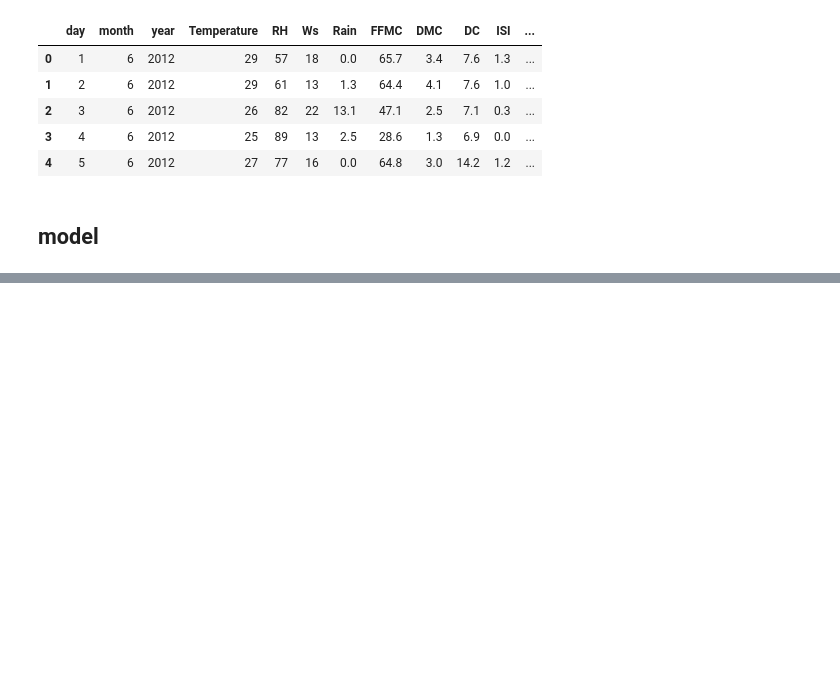
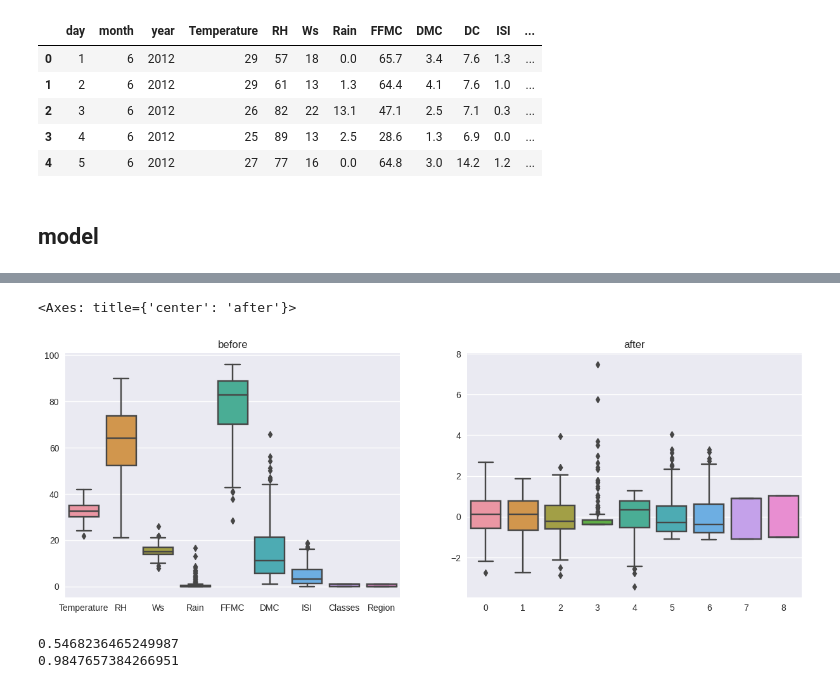
Before and after one commit to Geeth-Rath/A-ML, a Jupyter notebook: Forest_Dataset.ipynb, the cells around one changed output, grey strips where cells are left out. Saved outputs shown, nothing was run; the diff lists cells and outputs as text; code cells hidden in the pictures; blank space fills up the shorter version.

Commit message:
model training

```diff
--- a/Forest_Dataset.ipynb
+++ b/Forest_Dataset.ipynb
@@ -369,0 +438,14 @@ df_orginal
+# %%
+def correlation(data, threshold):
+    corr_matrix = data.corr()  # Compute correlation matrix
+    correlated_features = set()
+
+    for i in range(len(corr_matrix.columns)):
+        for j in range(i):
+            if abs(corr_matrix.iloc[i, j]) > threshold:  # Check correlation threshold
+                colname = corr_matrix.columns[i]
+                correlated_features.add(colname)
+
+    return correlated_features
+# %%
+del_features = correlation(x_train, 0.85)
@@ -369,0 +456,4 @@ df_orginal
+# %%
+# Drop above features
+x_train.drop(del_features, axis=1, inplace=True)
+x_test.drop(del_features, axis=1, inplace=True)
@@ -369,0 +496,5 @@ df_orginal
+# %%
+from sklearn.preprocessing import StandardScaler
+scaler = StandardScaler()
+x_train_scaler = scaler.fit_transform(x_train)
+x_test_scaler = scaler.transform(x_test)
@@ -369,0 +521,14 @@ df_orginal
+# %%
+plt.figure(figsize=(15, 5))
+
+plt.subplot(1,2,1)
+plt.title("before")
+sn.boxplot(data = x_train)
+
+
+plt.subplot(1,2,2)
+plt.title("after")
+sn.boxplot(data = x_train_scaler)
+# %% [output]
+<Axes: title={'center': 'after'}>
+[figure, added]
@@ -369,0 +543,9 @@ df_orginal
+# %%
+
+mae = mean_absolute_error(y_test, y_pred)
+score = r2_score(y_test, y_pred)
+print(mae)
+print(score)
+# %% [output]
+0.5468236465249987
+0.9847657384266951
```
Also changed, not shown: parts of 25 cells of this notebook.
